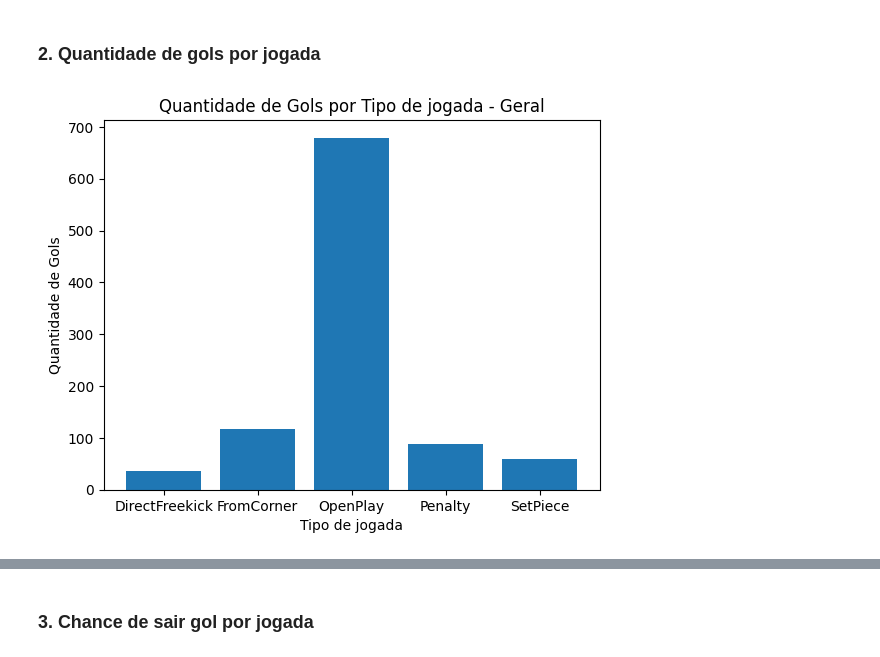
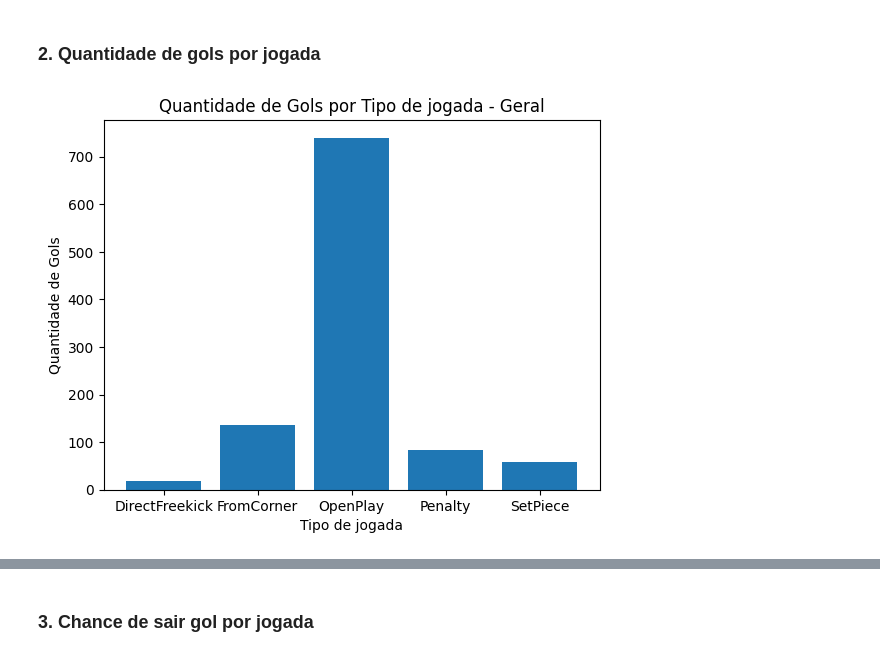
Before and after one commit to GabrielArai/TCC, a Jupyter notebook: notebooks/2-aed.ipynb, the cells around one changed output, grey strips where cells are left out. Cells and saved outputs as stored; diff of their text form; code cells hidden in the pictures.

```diff
--- a/notebooks/2-aed.ipynb
+++ b/notebooks/2-aed.ipynb
@@ -123,19 +115,19 @@ for t in teams:
 ### 2. Quantidade de gols por jogada
 # %%
 # Filtro do df
-df_filt = df_xg[(df_xg.result == 'Goal')&(df_xg.league == 'Serie_A')&(df_xg.season == 2017)]
-df_filt = df_filt.groupby("situation")["result"].count().reset_index()
+df_filt = df_xg[(df_xg.result == 'Goal')&(df_xg.league == 'EPL')&(df_xg.season == 2021)]
+df_plot = df_filt.groupby("situation")["result"].count().reset_index()
 # %%
-plt.bar(df_filt.situation, df_filt.result)
+plt.bar(df_plot.situation, df_plot.result)
 
 # Adicionar rótulos e título
 plt.xlabel('Tipo de jogada')
 plt.ylabel('Quantidade de Gols')
 plt.title('Quantidade de Gols por Tipo de jogada - Geral')
 
 # Exibir o gráfico
 plt.show()
 # %% [output]
-[figure, old version]
+[figure, new version]
 # %%
 # Análise time por time
```
Also changed, not shown: parts of 25 cells of this notebook, 1 other file.
